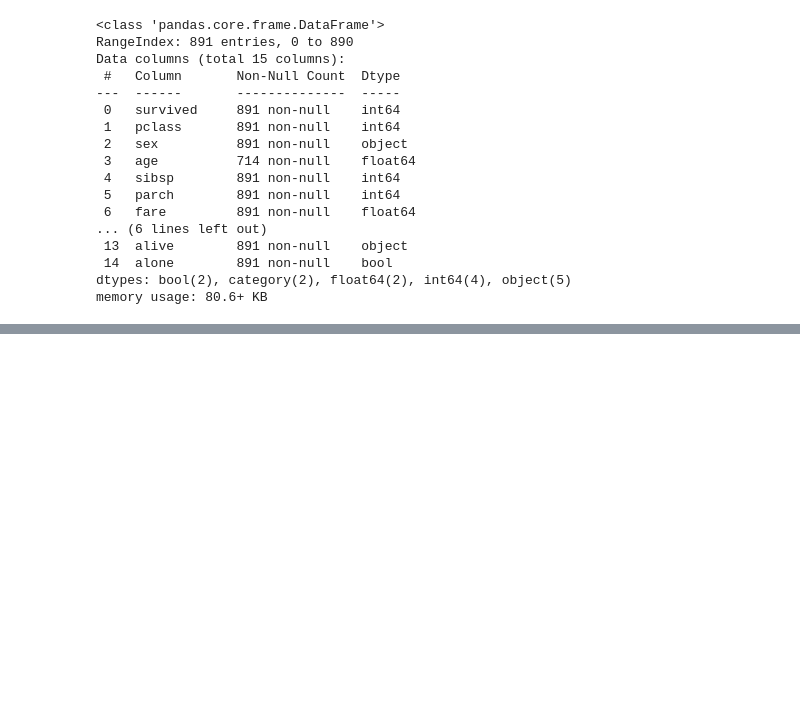
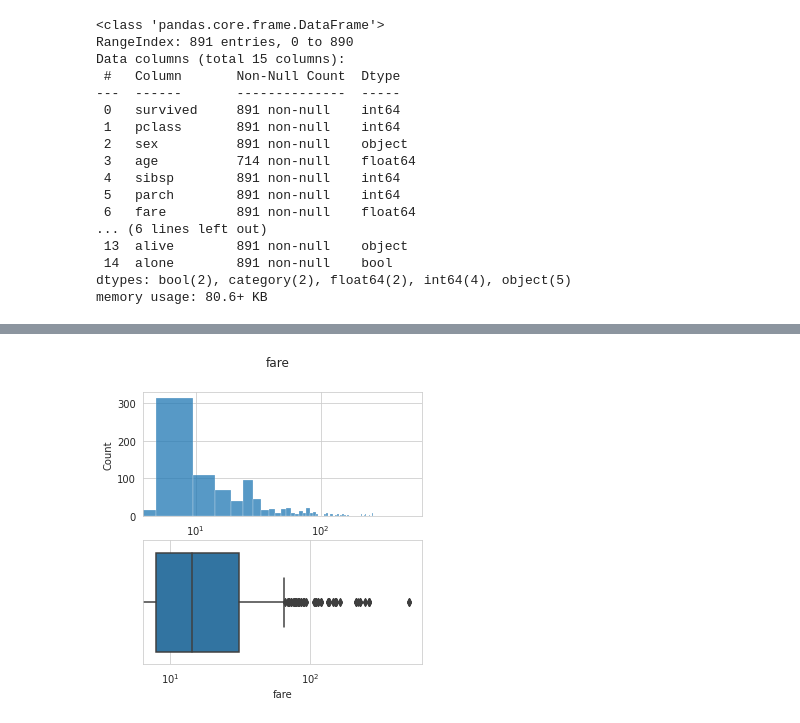
Before and after one commit to albertoburgosplaza/simpleplots, a Jupyter notebook: notebooks/testing.ipynb, the cells around one changed output, grey strips where cells are left out. Saved outputs shown, nothing was run; the diff lists cells and outputs as text; code cells hidden in the pictures; blank space fills up the shorter version.

```diff
--- a/notebooks/testing.ipynb
+++ b/notebooks/testing.ipynb
@@ -60 +59,5 @@ plot(titanic, "sex")
+# %%
+plot(titanic, "fare", log_scale=True, size=(5,5))
+# %% [output]
+[figure, added]
 # %%
```
Also changed, not shown: parts of 7 cells of this notebook, 2 other files.
